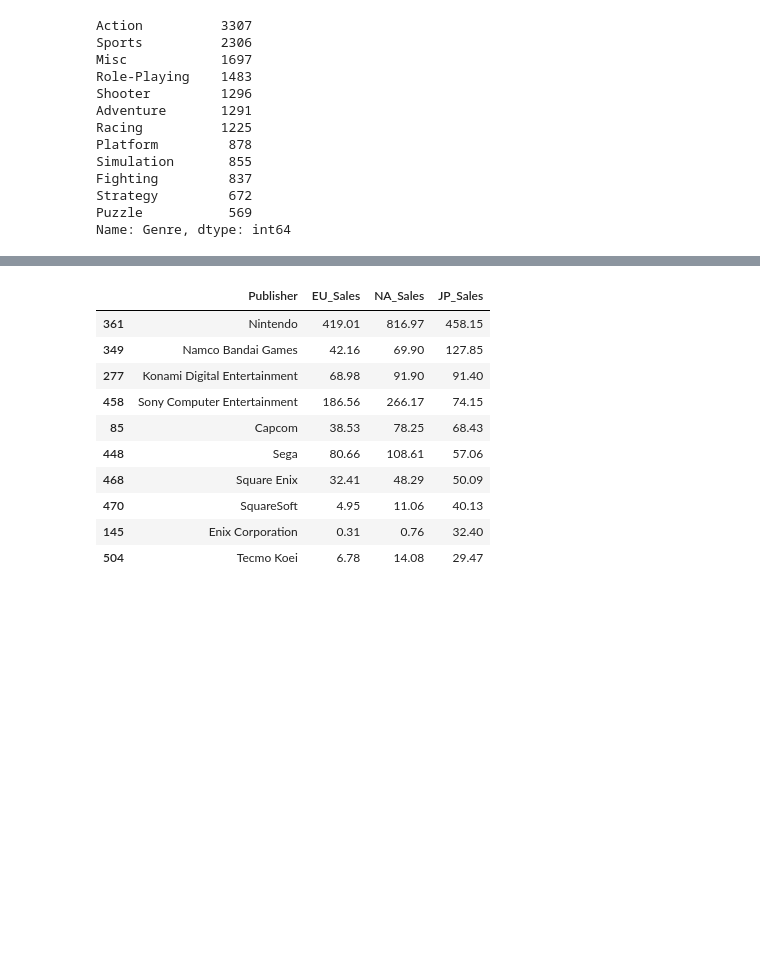
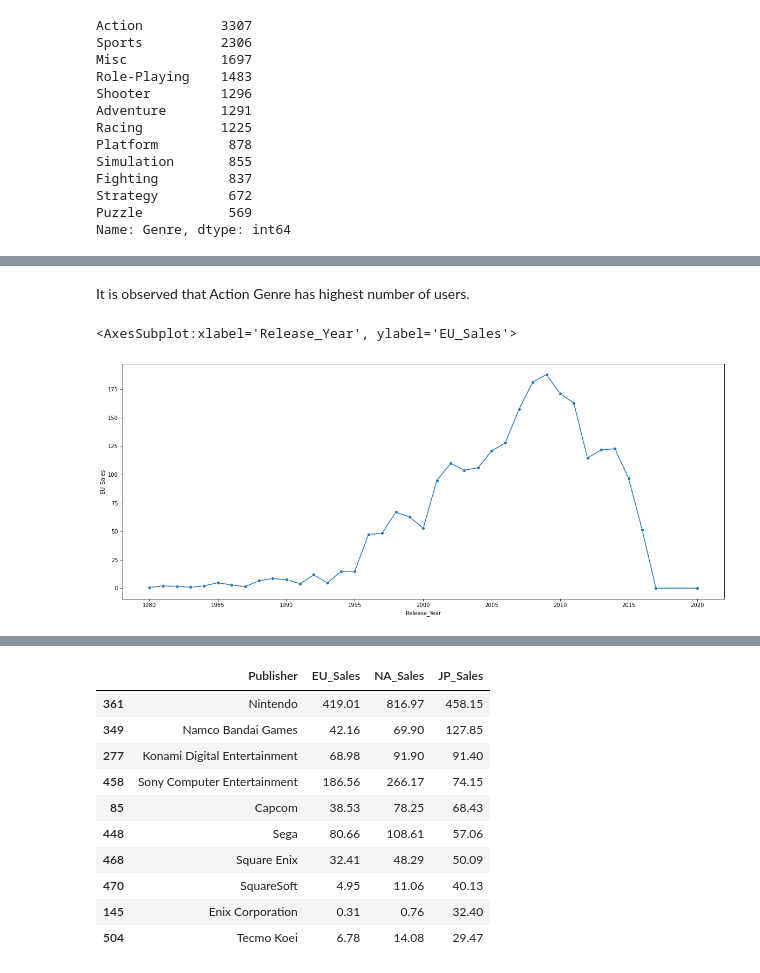
Before and after one commit to jamiuolaitan/video_games_EDA, a Jupyter notebook: video_games_analysis.ipynb, the cells around one changed output, grey strips where cells are left out. Saved outputs shown, nothing was run; the diff lists cells and outputs as text; code cells hidden in the pictures; blank space fills up the shorter version.

```diff
--- a/video_games_analysis.ipynb
+++ b/video_games_analysis.ipynb
@@ -230,0 +228,10 @@ df
+# %% [markdown]
+It is observed that Action Genre has highest number of users.
+# %%
+# visualizing the total sales  trend between 1980 to 2020 in Europe
+fig, ax = plt.subplots(figsize=(20, 8))
+yearly_sales = df.groupby("Release_Year", as_index = False)["EU_Sales"].sum()
+sns.lineplot(yearly_sales["Release_Year"], yearly_sales["EU_Sales"], marker = "o")
+# %% [output]
+<AxesSubplot:xlabel='Release_Year', ylabel='EU_Sales'>
+[figure, added]
```
Also changed, not shown: parts of 46 cells of this notebook.
